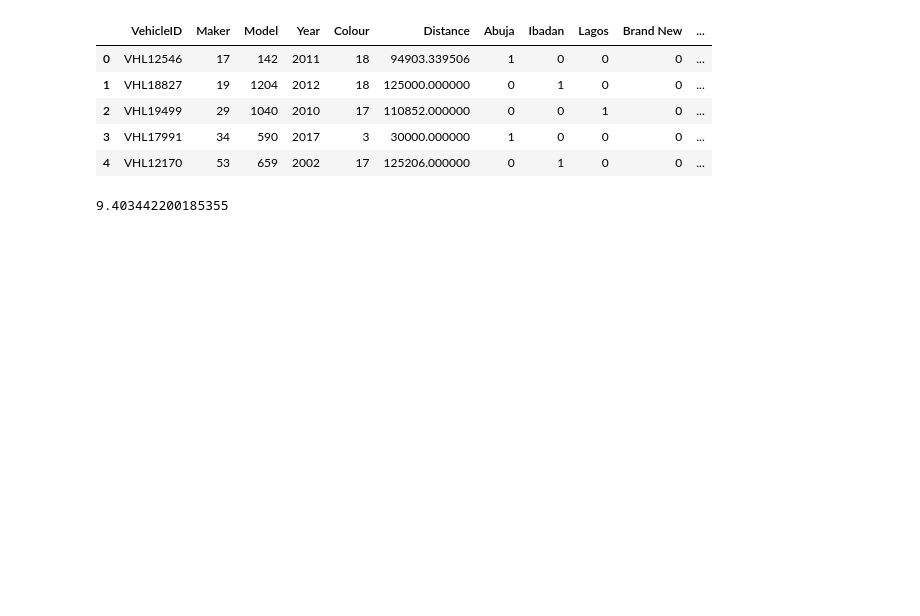
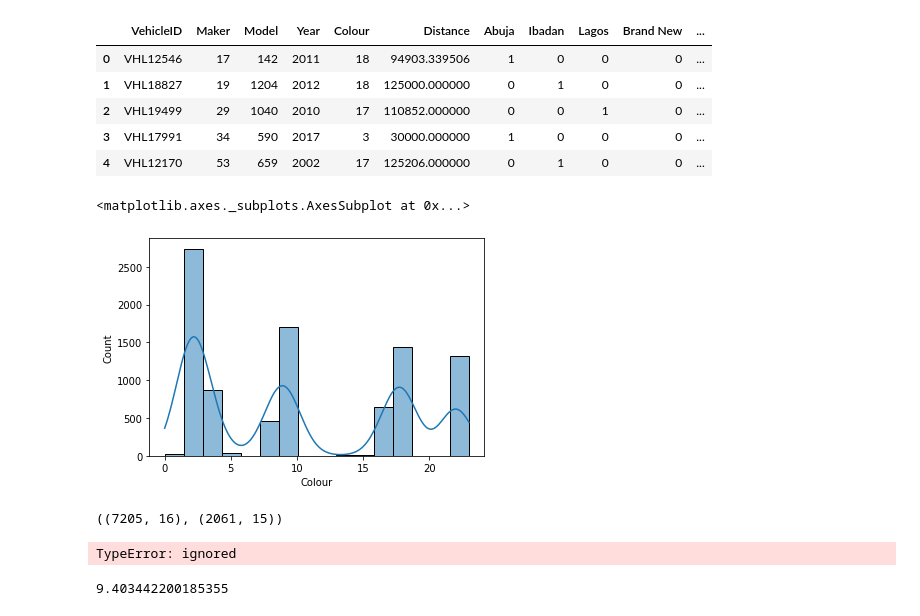
Before and after one commit to eskayML/Free-ai-classes-2022, a Jupyter notebook: Using_Boosting.ipynb, the cells around one changed output. Drawn from its saved outputs; the diff is of its cells as text; code cells hidden in the pictures; blank space fills up the shorter version.

```diff
--- a/Using_Boosting.ipynb
+++ b/Using_Boosting.ipynb
@@ -39,6 +28,21 @@ train.head()
 | 2 | VHL19499 | 29 | 1040 | 2010 | 17 | 110852.000000 | 0 | 0 | 1 | 0 | ... |
 | 3 | VHL17991 | 34 | 590 | 2017 | 3 | 30000.000000 | 1 | 0 | 0 | 0 | ... |
 | 4 | VHL12170 | 53 | 659 | 2002 | 17 | 125206.000000 | 0 | 1 | 0 | 0 | ... |
+# %%
+all = pd.concat([train, test],ignore_index = True)
+# %%
+sns.histplot(x = 'Colour', kde = True, data  = all)
+# %% [output]
+<matplotlib.axes._subplots.AxesSubplot at 0x...>
+[figure, added]
+# %%
+train.shape, test.shape
+# %% [output]
+((7205, 16), (2061, 15))
+# %%
+all['log_Colour'] = np.log([all.Colour])
+# %% [output]
+TypeError: ignored
 # %%
 X = train.drop(columns  = ['VehicleID','Amount (Million Naira)'])
 y = train['Amount (Million Naira)']
```
Also changed, not shown: parts of 2 cells of this notebook.
